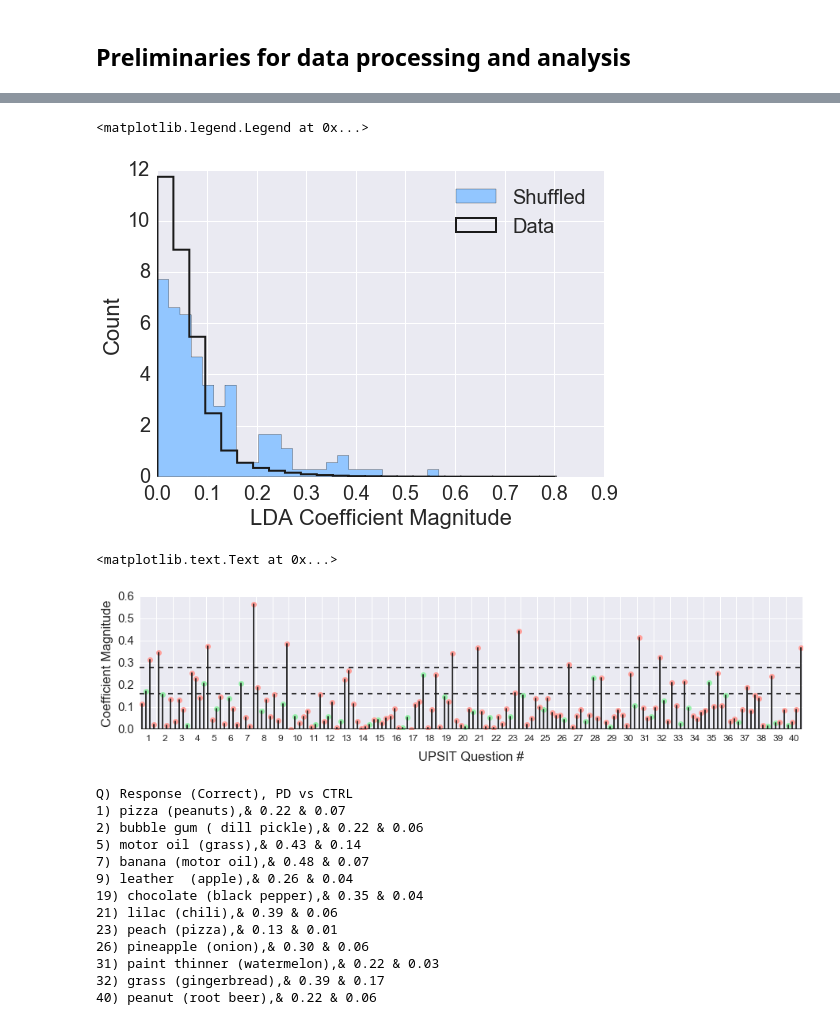
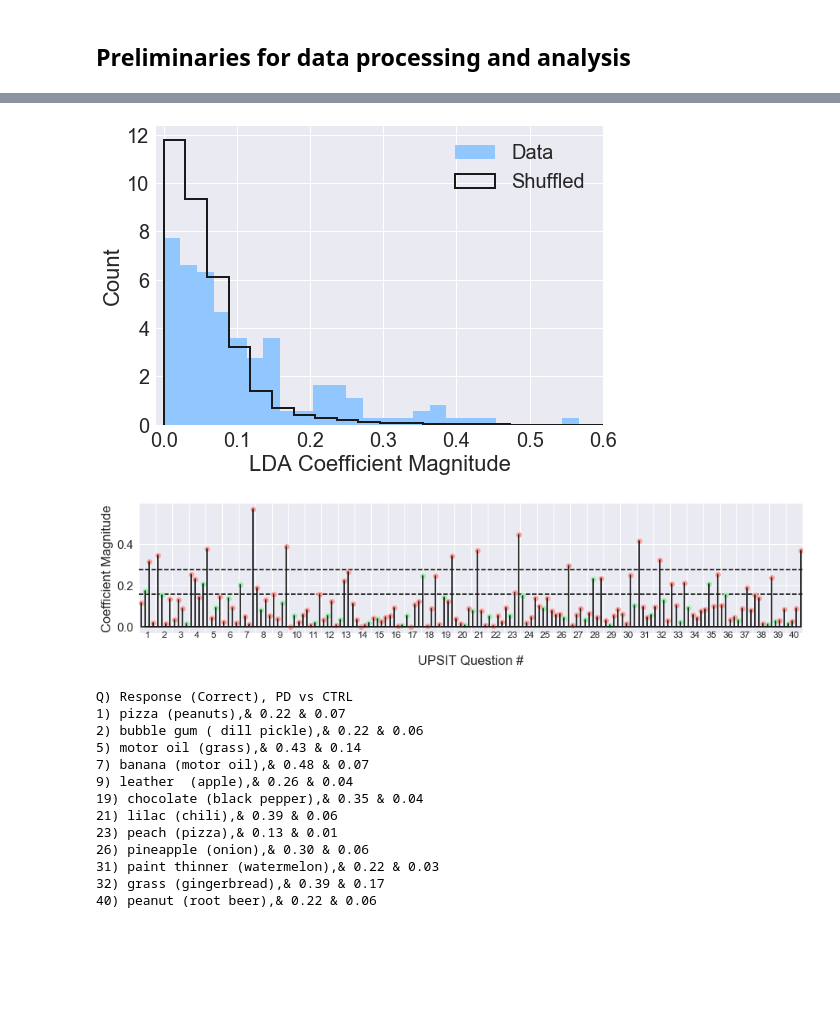
Before and after one commit to rgerkin/upsit, a Jupyter notebook: UPSIT Master.ipynb, the cells around one changed output, grey strips where cells are left out. Cells and saved outputs as stored; diff of their text form; code cells hidden in the pictures; blank space fills up the shorter version.

```diff
--- a/UPSIT Master.ipynb
+++ b/UPSIT Master.ipynb
@@ -78,6 +84,8 @@ for q in range(1,41):
     clin['upsit_%d_responded' % (q)] = clin['smell_%d' % q]>0
     clin['upsit_%d_correct' % (q)] = clin['smell_%d' % q]==correct[q-1]
     clin.drop('smell_%d' % q,axis=1,inplace=True)
+for i,letter in enumerate(['a','b','c','d']):
+    clin['upsit_order_%s' % letter] = sum([clin['upsit_%d%s' % (q,letter)] for q in range(1,41)])
 clin['upsit_total_responded'] = sum([clin['upsit_%d_responded' % q] for q in range(1,41)])
 clin['upsit_total_correct'] = sum([clin['upsit_%d_correct' % q] for q in range(1,41)])
 #for i in np.arange(0,40,5):
@@ -203,15 +139,0 @@ p_pos = make_average_p(p_pos,clfs)
-# %%
-sns.set(font_scale=2)
-for key in keys:
-    plt.figure()
-    d = {use:p_pos[key][use]['average'] for use in uses}
-    n0 = sum(Y[key]==0)
-    n1 = sum(Y[key]>0)
-    aucs,aucs_se = s.plot_roc_curve(ys[key],n0=n0,n1=n1,smooth=True,**d)
-    for i,(a1,se1) in enumerate(zip(aucs,aucs_se)):
-        for j,(a2,se2) in enumerate(zip(aucs,aucs_se)):
-            if i>j:
-                d = np.abs((a1-a2)/np.sqrt((se1**2 + se2**2)/2))
-                p = (1-norm.cdf(d,0,1))/2
-                print("%s vs %s: p=%.4f" % (sorted(uses)[i],sorted(uses)[j],p))
-    plt.title(keys[key])
@@ -363,17 +330,18 @@ for i in range(n_shuff):
 sns.set(font_scale=2)
 for i in [0,1]:
     index = np.where(z['Clinpath PD']==i)
-    plt.figure(1)
-    plt.scatter(ft[index,0],ft[index,1],color='kr'[i],s=50,label=['Control','PD'][i])
+    #plt.figure(1)
+    #plt.scatter(ft[index,0],ft[index,1],color='kr'[i],s=50,label=['Control','PD'][i])
     plt.figure(2)
     plt.hist(ft[index,0].ravel(),bins=10,color='kr'[i])
-plt.figure(1)
-lgd = plt.legend(markerscale=0,fontsize=24)
-plt.xlabel('LDA Dimension 1')
-plt.ylabel('LDA Dimension 2')
-for i,text in enumerate(lgd.get_texts()):
-    text.set_color('kr'[i])
+#plt.figure(1)
+#lgd = plt.legend(markerscale=0,fontsize=24)
+#plt.xlabel('LDA Dimension 1')
+#plt.ylabel('LDA Dimension 2')
+#for i,text in enumerate(lgd.get_texts()):
+#    text.set_color('kr'[i])
 plt.figure(2)
 plt.xlabel('PD Score')
 plt.ylabel('Count')
+s.save_fig()
 # %% [output]
@@ -383,13 +349,14 @@ plt.ylabel('Count')
 # %%
-plt.hist(np.abs(lda.coef_.T),color='b',bins=25,normed=True,histtype='stepfilled',label='Shuffled')
+plt.hist(np.abs(lda.coef_.T),color='b',bins=25,normed=True,histtype='stepfilled',label='Data')
 shuff_coefs = np.abs(np.ravel([lda_shuff[i].coef_.T for i in range(n_shuff)]))
-plt.hist(shuff_coefs,bins=25,color='k',normed=True,histtype='step',linewidth=2,label='Data');
+plt.hist(shuff_coefs,bins=25,color='k',normed=True,histtype='step',linewidth=2,label='Shuffled');
 plt.xlabel('LDA Coefficient Magnitude')
 plt.ylabel('Count')
+plt.xlim(-0.01,0.6)
 plt.legend()
+s.save_fig()
 # %% [output]
-<matplotlib.legend.Legend at 0x...>
-[figure, old version]
+[figure, new version]
 # %%
 correct_answers = np.array(correct)-1+np.arange(0,160,4)
 incorrect_answers = np.array(list(set(range(160)).difference(correct_answers)))
@@ -405,9 +372,9 @@ for i in range(1,41):
     plt.text(i+0.5,-0.05,i,fontsize=12,ha='center')
 plt.xlabel('UPSIT Question #',labelpad=20)
 plt.ylabel('Coefficient Magnitude')
+s.save_fig()
 # %% [output]
-<matplotlib.text.Text at 0x...>
-[figure, old version]
+[figure, new version]
 # %%
 test_key = pd.read_excel('bbdp/data/GerkinSmithUPSITautopsy9_10_14.xlsx',sheetname='smellTestKey').drop('Unnamed: 4',1)
 # %%
```
Also changed, not shown: parts of 21 cells of this notebook, 1 other file.
